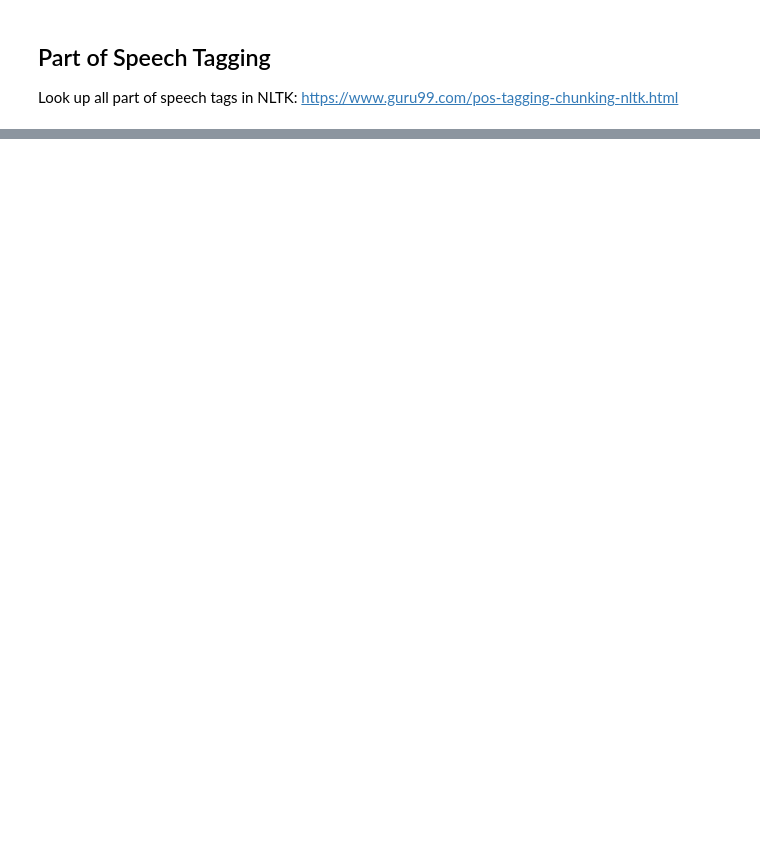
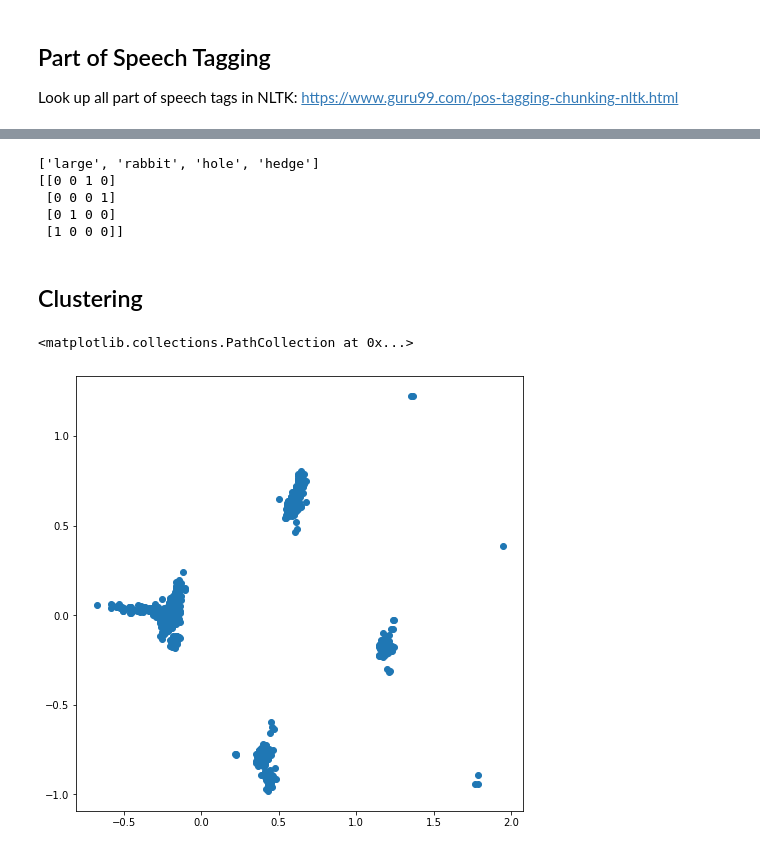
Before and after one commit to nguye639/NLPTutorial, a Jupyter notebook: NaturalLanguageProcessing.ipynb, the cells around one changed output, grey strips where cells are left out. Saved outputs shown, nothing was run; the diff lists cells and outputs as text; code cells hidden in the pictures; blank space fills up the shorter version.

```diff
--- a/NaturalLanguageProcessing.ipynb
+++ b/NaturalLanguageProcessing.ipynb
@@ -245,0 +283,6 @@ array([0, 0, 0, ..., 0, 0, 0])
+# %%
+def joinString(data):
+    string = []
+    for i in data:
+        string.append(" ".join(i))
+    return string
@@ -245,0 +292,15 @@ array([0, 0, 0, ..., 0, 0, 0])
+# %%
+vectorAlice = vectorizer.fit_transform(lemmaAlice[55])
+print(lemmaAlice[55])
+print(vectorAlice.toarray())
+# %% [output]
+['large', 'rabbit', 'hole', 'hedge']
+[[0 0 1 0]
+ [0 0 0 1]
+ [0 1 0 0]
+ [1 0 0 0]]
+# %%
+vectorAlice = vectorizer.fit_transform(joinString(lemmaAlice))
+vectorMoby = vectorizer.fit_transform(joinString(lemmaMoby))
+vectorRomeo = vectorizer.fit_transform(joinString(lemmaRomeo))
+vectorAll = vectorizer.fit_transform(joinString(np.concatenate([lemmaAlice,lemmaMoby,lemmaRomeo])))
@@ -245,0 +311,11 @@ array([0, 0, 0, ..., 0, 0, 0])
+# %% [markdown]
+## Clustering
+# %%
+pca = PCA(n_components=2)
+pcaVectors = pca.fit_transform(vectorAlice.todense())
+# %%
+plt.figure(figsize = (8,8))
+plt.scatter(pcaVectors[:,0],pcaVectors[:,1])
+# %% [output]
+<matplotlib.collections.PathCollection at 0x...>
+[figure, added]
```
Also changed, not shown: parts of 23 cells of this notebook.
